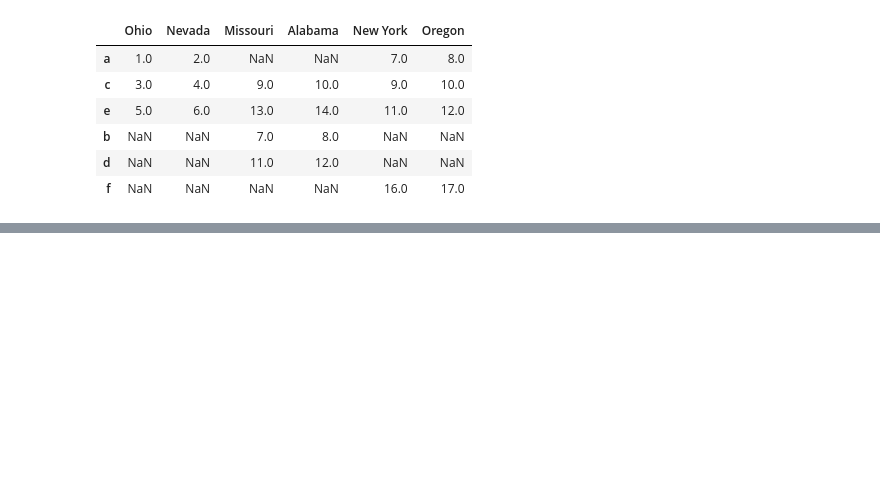
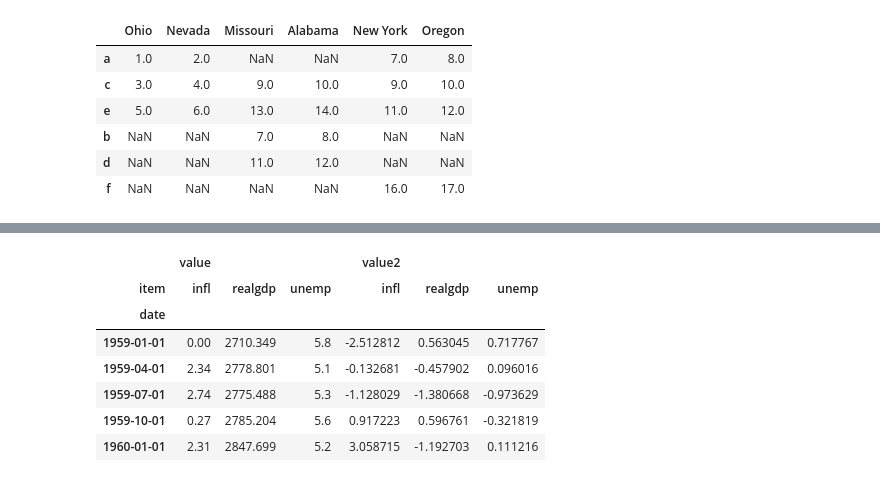
Before and after one commit to closerc/closerc, a Jupyter notebook: Learning/Python_for_data_analysis/ch08.ipynb, the cells around one changed output, grey strips where cells are left out. Cells and saved outputs as stored; diff of their text form; code cells hidden in the pictures; blank space fills up the shorter version.

```diff
--- a/Learning/Python_for_data_analysis/ch08.ipynb
+++ b/Learning/Python_for_data_analysis/ch08.ipynb
@@ -547,0 +945,3 @@ left2.join([right2, another], how='outer')
+# %%
+data = data.reindex(columns=columns)
+data.head()
@@ -547,0 +955,3 @@ left2.join([right2, another], how='outer')
+# %%
+data.index = periods.to_timestamp('D')
+data.head()
@@ -547,0 +982,2 @@ left2.join([right2, another], how='outer')
+# %%
+ldata = data.stack().reset_index().rename(columns={0: 'value'})
@@ -547,0 +1009,2 @@ left2.join([right2, another], how='outer')
+# %%
+ldata['value2'] = np.random.randn(len(ldata))
@@ -547,0 +1025,12 @@ left2.join([right2, another], how='outer')
+# %%
+pivoted = ldata.pivot(index='date', columns='item')
+pivoted.head()
+# %% [output]
+|  | value |  |  | value2 |  |  |
+| item | infl | realgdp | unemp | infl | realgdp | unemp |
+| date |  |  |  |  |  |  |
+| 1959-01-01 | 0.00 | 2710.349 | 5.8 | -2.512812 | 0.563045 | 0.717767 |
+| 1959-04-01 | 2.34 | 2778.801 | 5.1 | -0.132681 | -0.457902 | 0.096016 |
+| 1959-07-01 | 2.74 | 2775.488 | 5.3 | -1.128029 | -1.380668 | -0.973629 |
+| 1959-10-01 | 0.27 | 2785.204 | 5.6 | 0.917223 | 0.596761 | -0.321819 |
+| 1960-01-01 | 2.31 | 2847.699 | 5.2 | 3.058715 | -1.192703 | 0.111216 |
```
Also changed, not shown: parts of 65 cells of this notebook, 4 other files.
